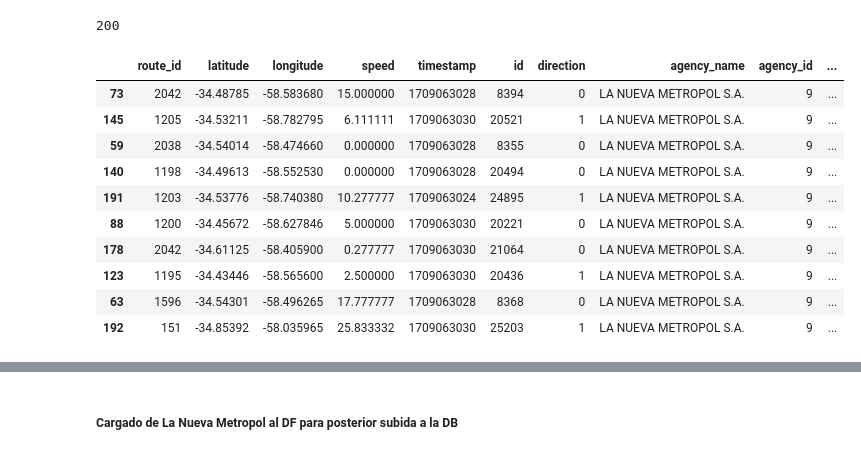
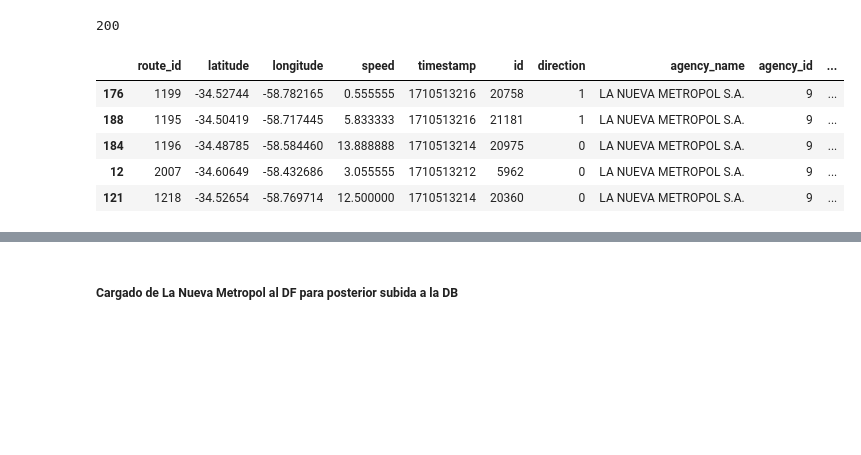
Before and after one commit to c-gonzalez-a/DataEngineeringCoder, a Jupyter notebook: main.ipynb, the cells around one changed output, grey strips where cells are left out. Cells and saved outputs as stored; diff of their text form; code cells hidden in the pictures; blank space fills up the shorter version.

```diff
--- a/main.ipynb
+++ b/main.ipynb
@@ -316,19 +318,14 @@ r_NMPositions.status_code
 # %%
 json_NMData = r_NMPositions.json()
 df_NMPositions = pd.json_normalize(json_NMData)
-df_NMPositions.sample(n=10)
+df_NMPositions.sample(n=5)
 # %% [output]
 |  | route_id | latitude | longitude | speed | timestamp | id | direction | agency_name | agency_id | ... |
-| 73 | 2042 | -34.48785 | -58.583680 | 15.000000 | 1709063028 | 8394 | 0 | LA NUEVA METROPOL S.A. | 9 | ... |
-| 145 | 1205 | -34.53211 | -58.782795 | 6.111111 | 1709063030 | 20521 | 1 | LA NUEVA METROPOL S.A. | 9 | ... |
-| 59 | 2038 | -34.54014 | -58.474660 | 0.000000 | 1709063028 | 8355 | 0 | LA NUEVA METROPOL S.A. | 9 | ... |
-| 140 | 1198 | -34.49613 | -58.552530 | 0.000000 | 1709063028 | 20494 | 0 | LA NUEVA METROPOL S.A. | 9 | ... |
-| 191 | 1203 | -34.53776 | -58.740380 | 10.277777 | 1709063024 | 24895 | 1 | LA NUEVA METROPOL S.A. | 9 | ... |
-| 88 | 1200 | -34.45672 | -58.627846 | 5.000000 | 1709063030 | 20221 | 0 | LA NUEVA METROPOL S.A. | 9 | ... |
-| 178 | 2042 | -34.61125 | -58.405900 | 0.277777 | 1709063030 | 21064 | 0 | LA NUEVA METROPOL S.A. | 9 | ... |
-| 123 | 1195 | -34.43446 | -58.565600 | 2.500000 | 1709063030 | 20436 | 1 | LA NUEVA METROPOL S.A. | 9 | ... |
-| 63 | 1596 | -34.54301 | -58.496265 | 17.777777 | 1709063028 | 8368 | 0 | LA NUEVA METROPOL S.A. | 9 | ... |
-| 192 | 151 | -34.85392 | -58.035965 | 25.833332 | 1709063030 | 25203 | 1 | LA NUEVA METROPOL S.A. | 9 | ... |
+| 176 | 1199 | -34.52744 | -58.782165 | 0.555555 | 1710513216 | 20758 | 1 | LA NUEVA METROPOL S.A. | 9 | ... |
+| 188 | 1195 | -34.50419 | -58.717445 | 5.833333 | 1710513216 | 21181 | 1 | LA NUEVA METROPOL S.A. | 9 | ... |
+| 184 | 1196 | -34.48785 | -58.584460 | 13.888888 | 1710513214 | 20975 | 0 | LA NUEVA METROPOL S.A. | 9 | ... |
+| 12 | 2007 | -34.60649 | -58.432686 | 3.055555 | 1710513212 | 5962 | 0 | LA NUEVA METROPOL S.A. | 9 | ... |
+| 121 | 1218 | -34.52654 | -58.769714 | 12.500000 | 1710513214 | 20360 | 0 | LA NUEVA METROPOL S.A. | 9 | ... |
 # %%
 df_NMPositions.shape
 # %% [output]
```
Also changed, not shown: parts of 24 cells of this notebook.
